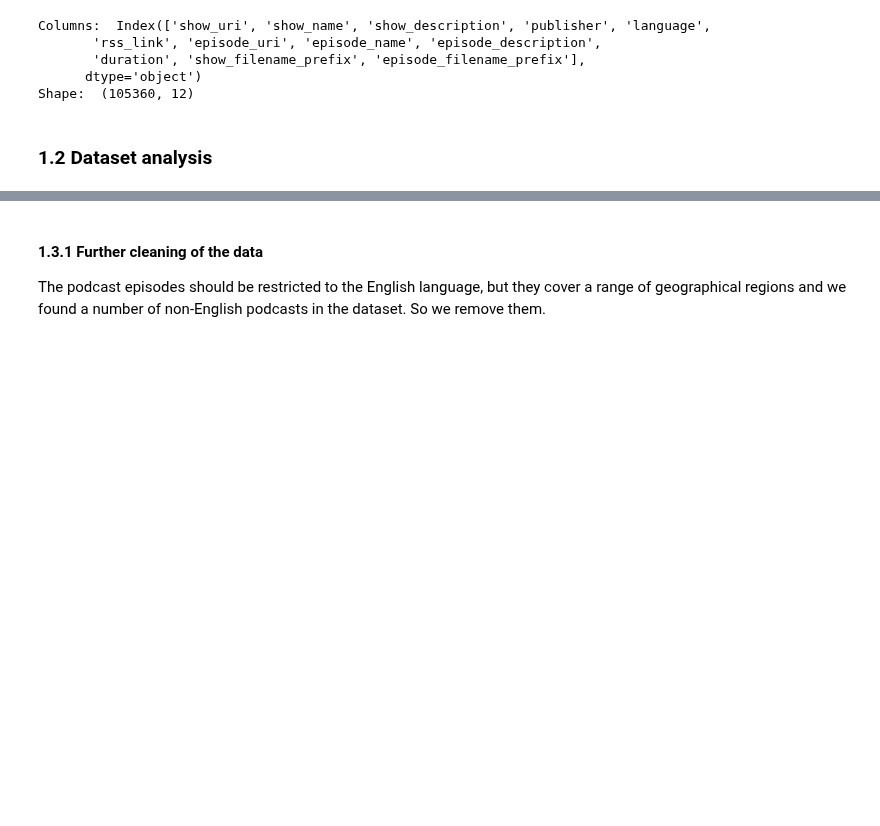
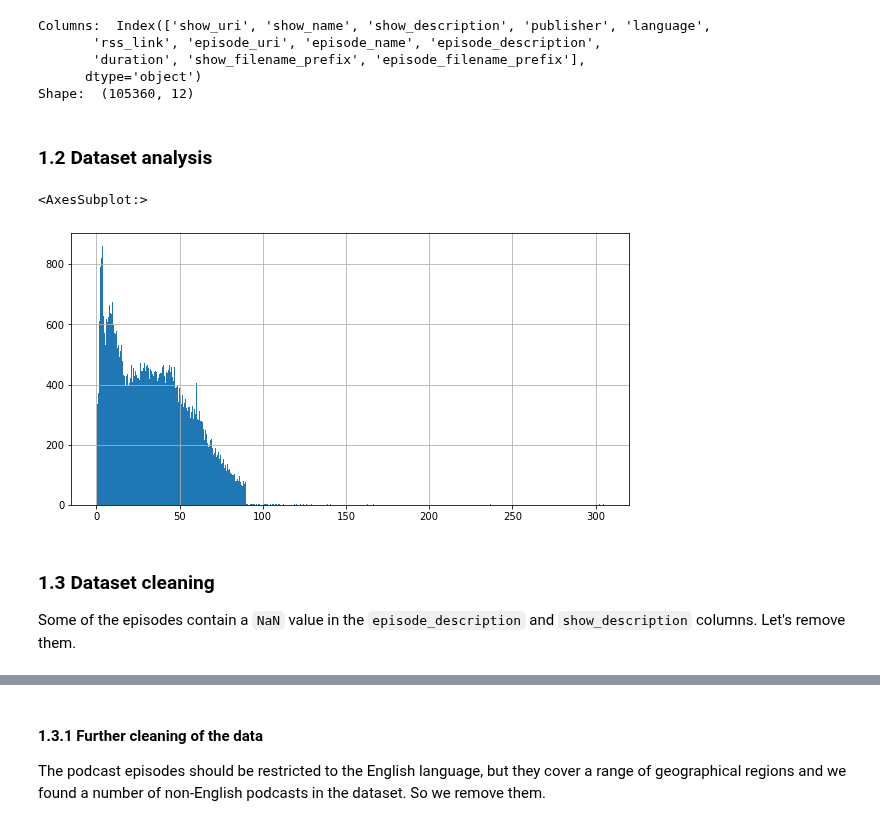
Before and after one commit to TheOnesThatWereAbroad/PodcastSummarization, a Jupyter notebook: AbstractivePodcastSummarizationBART.ipynb, the cells around one changed output, grey strips where cells are left out. Saved outputs shown, nothing was run; the diff lists cells and outputs as text; code cells hidden in the pictures; blank space fills up the shorter version.

```diff
--- a/AbstractivePodcastSummarizationBART.ipynb
+++ b/AbstractivePodcastSummarizationBART.ipynb
@@ -63,3 +95,12 @@ def get_transcription(episode):
         return " ".join(transcripts)
 # %% [markdown]
 ### 1.2 Dataset analysis
+# %%
+metadata_train['duration'].hist(bins=1000, figsize=(10,5))
+# %% [output]
+<AxesSubplot:>
+[figure, added]
+# %% [markdown]
+### 1.3 Dataset cleaning
+
+Some of the episodes contain a `NaN` value in the `episode_description` and `show_description` columns. Let's remove them.
```
Also changed, not shown: parts of 7 cells of this notebook, 1 other file.
